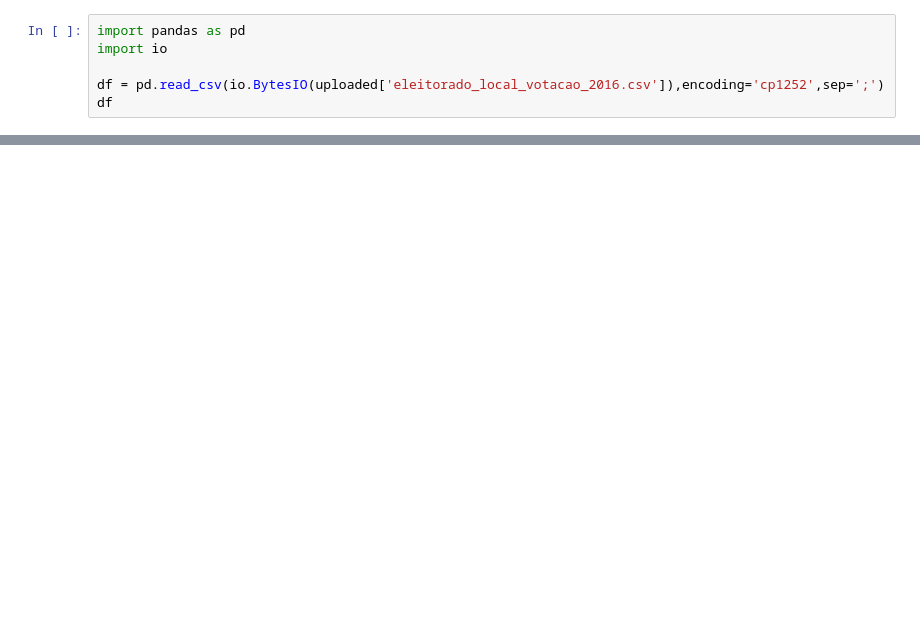
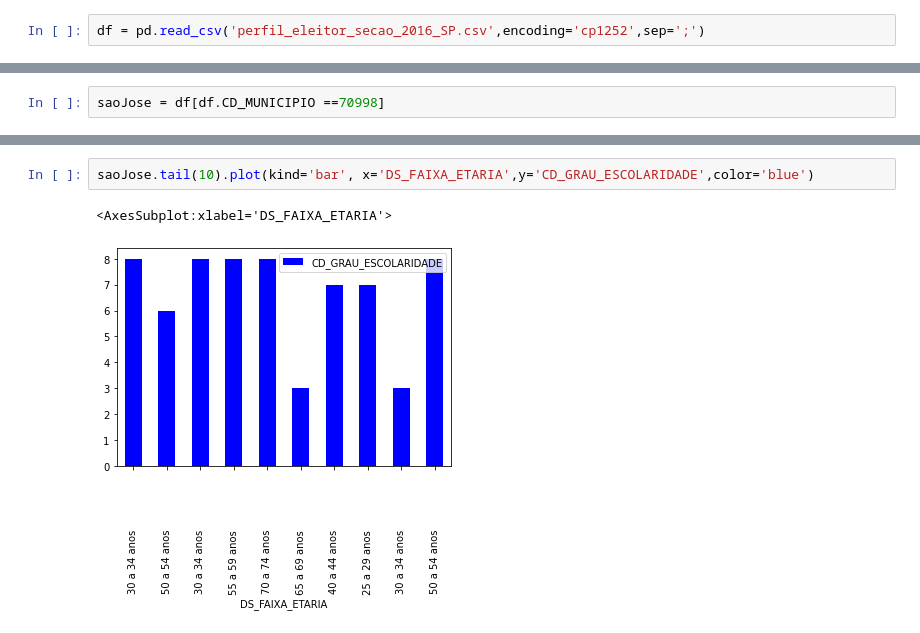
Before and after one commit to kenjiedu/Analise_Dados_Eleitorais, a Jupyter notebook: EscolaridadeEleitorado.ipynb, the cells around one changed output, grey strips where cells are left out. Cells and saved outputs as stored; diff of their text form; blank space fills up the shorter version.

Commit message:
perfil eleitorado

```diff
--- a/EscolaridadeEleitorado.ipynb
+++ b/EscolaridadeEleitorado.ipynb
@@ -15,6 +3,2 @@ DT_GERACAO;HH_GERACAO;AA_ELEICAO;DT_ELEICAO;DS_ELEICAO;SG_UF;CD_MUNICIPIO;NM_MUN
 # %%
-import pandas as pd
-import io
-
-df = pd.read_csv(io.BytesIO(uploaded['eleitorado_local_votacao_2016.csv']),encoding='cp1252',sep=';')
-df
+df = pd.read_csv('perfil_eleitor_secao_2016_SP.csv',encoding='cp1252',sep=';')
@@ -50,0 +15,2 @@ df[df.NM_MUNICIPIO == 'SÃO JOSÉ DOS CAMPOS']
+# %%
+saoJose = df[df.CD_MUNICIPIO ==70998]
@@ -50,0 +49,5 @@ df[df.NM_MUNICIPIO == 'SÃO JOSÉ DOS CAMPOS']
+# %%
+saoJose.tail(10).plot(kind='bar', x='DS_FAIXA_ETARIA',y='CD_GRAU_ESCOLARIDADE',color='blue')
+# %% [output]
+<AxesSubplot:xlabel='DS_FAIXA_ETARIA'>
+[figure, added]
```
Also changed, not shown: parts of 15 cells of this notebook.
